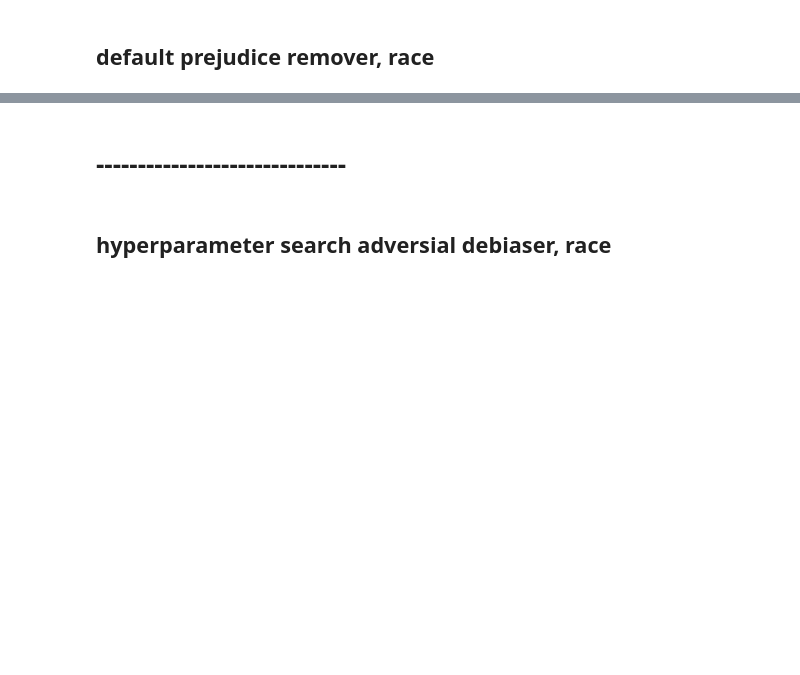
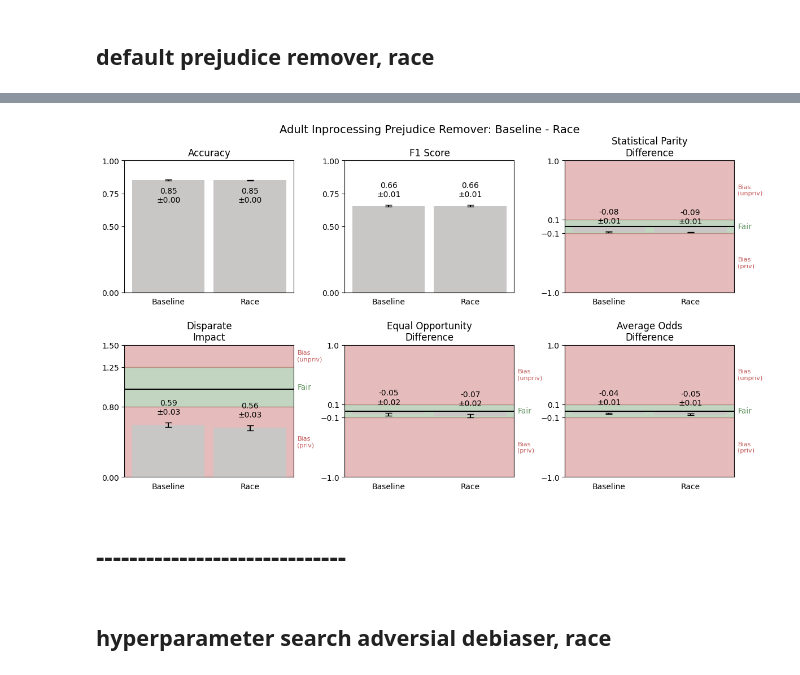
Before and after one commit to jeaend/bias-mitigation-aif360, a Jupyter notebook: notebooks/Adult_Income/06_in_prejudice_remover.ipynb, the cells around one changed output, grey strips where cells are left out. Drawn from its saved outputs; the diff is of its cells as text; code cells hidden in the pictures; blank space fills up the shorter version.

Commit message:
save plot and metrics

```diff
--- a/notebooks/Adult_Income/06_in_prejudice_remover.ipynb
+++ b/notebooks/Adult_Income/06_in_prejudice_remover.ipynb
@@ -98,5 +122,12 @@ print(adult_race_metrics_agg)
 # %%
-compare_viz_metrics_2x3(baseline_race_agg, adult_race_metrics_agg, 'Baseline', 'Race', 'Default Prejudice Remover adult: Baseline - Race')
+plot_title = 'Adult Inprocessing Prejudice Remover: Baseline - Race'
+fig = compare_viz_metrics_2x3(baseline_race_agg, adult_race_metrics_agg, 'Baseline', 'Race', plot_title)
+fname    = plot_title.replace(' ', '_').replace('(', '').replace(')', '')
+out_path = os.path.join(out_dir_plots, f'{fname}.png')
+fig.savefig(out_path)
+fig.show()
+# %% [output]
+[figure, added]
 # %% [markdown]
 # ------------------------------
 # %%
```
Also changed, not shown: parts of 3 cells of this notebook, 3 other files.
